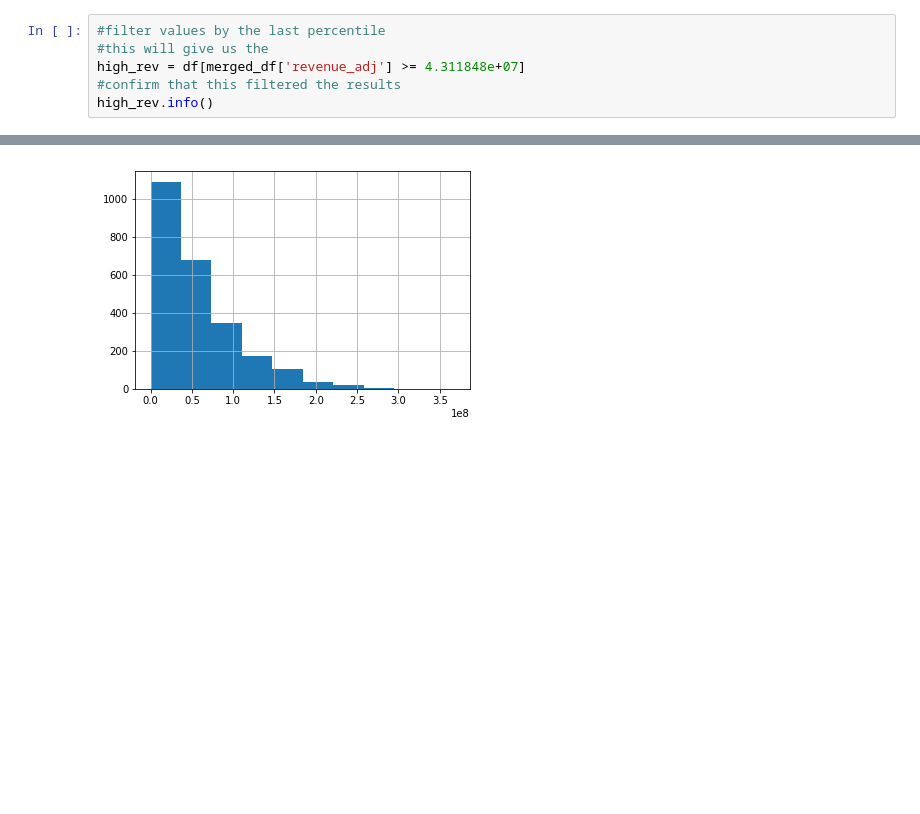
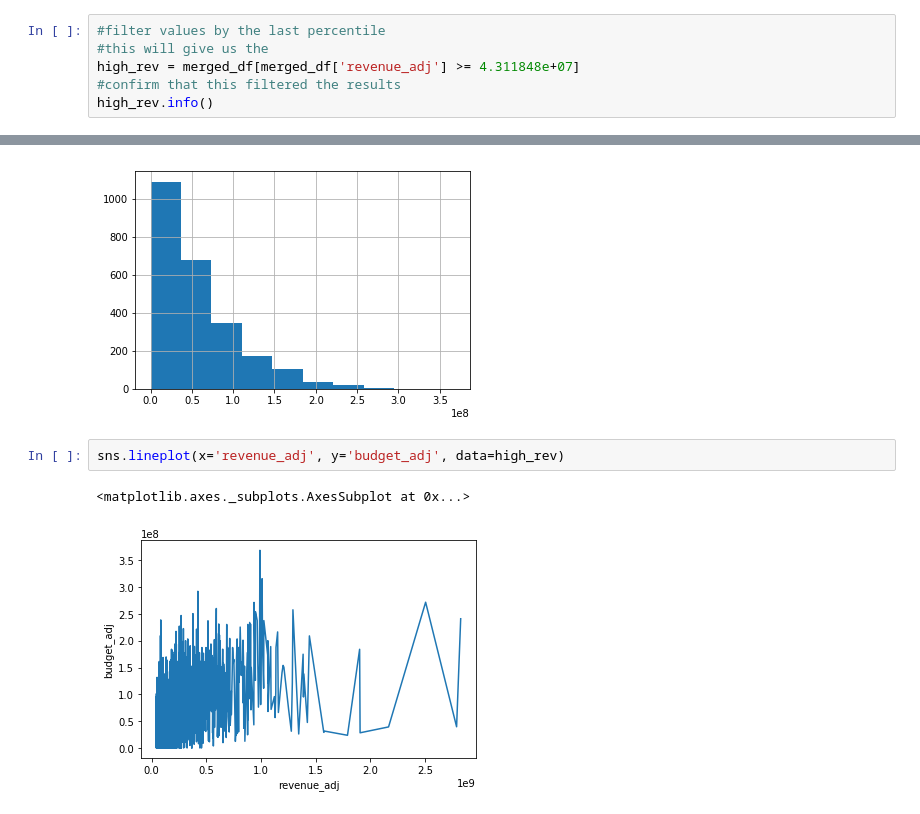
Before and after one commit to danielmiguel320/dand_investigate_data_set, a Jupyter notebook: rough_draft.ipynb, the cells around one changed output, grey strips where cells are left out. Saved outputs shown, nothing was run; the diff lists cells and outputs as text; blank space fills up the shorter version.

```diff
--- a/rough_draft.ipynb
+++ b/rough_draft.ipynb
@@ -260,7 +260,7 @@ Name: revenue_adj, dtype: float64
 # %%
 #filter values by the last percentile
 #this will give us the
-high_rev = df[merged_df['revenue_adj'] >= 4.311848e+07]
+high_rev = merged_df[merged_df['revenue_adj'] >= 4.311848e+07]
 #confirm that this filtered the results
 high_rev.info()
 # %% [output]
@@ -287,3 +286,8 @@ memory usage: 267.2+ KB
 high_rev['budget_adj'].hist();
 # %% [output]
 [figure]
+# %%
+sns.lineplot(x='revenue_adj', y='budget_adj', data=high_rev)
+# %% [output]
+<matplotlib.axes._subplots.AxesSubplot at 0x...>
+[figure, added]
```
Also changed, not shown: parts of 3 cells of this notebook.
